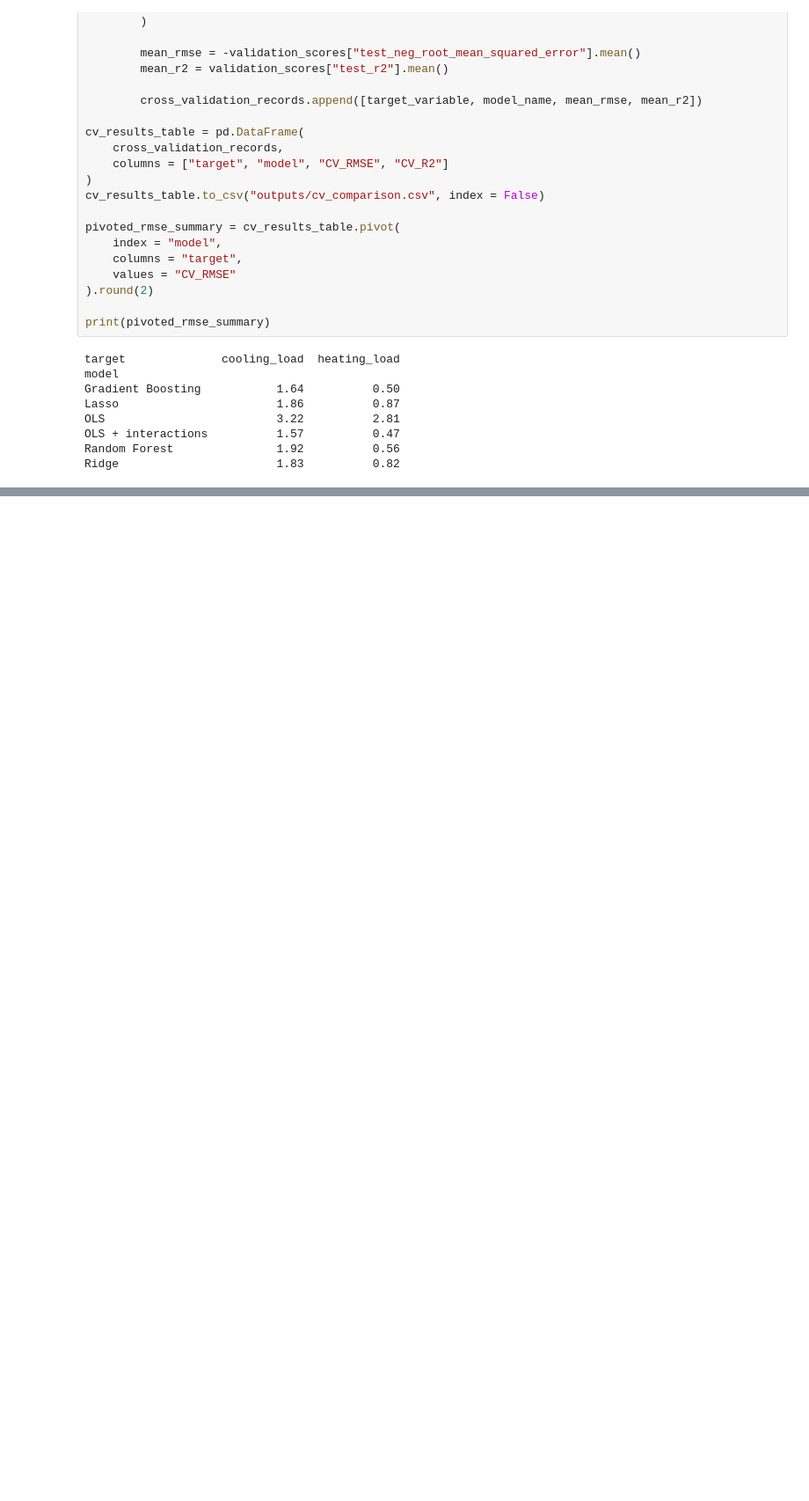
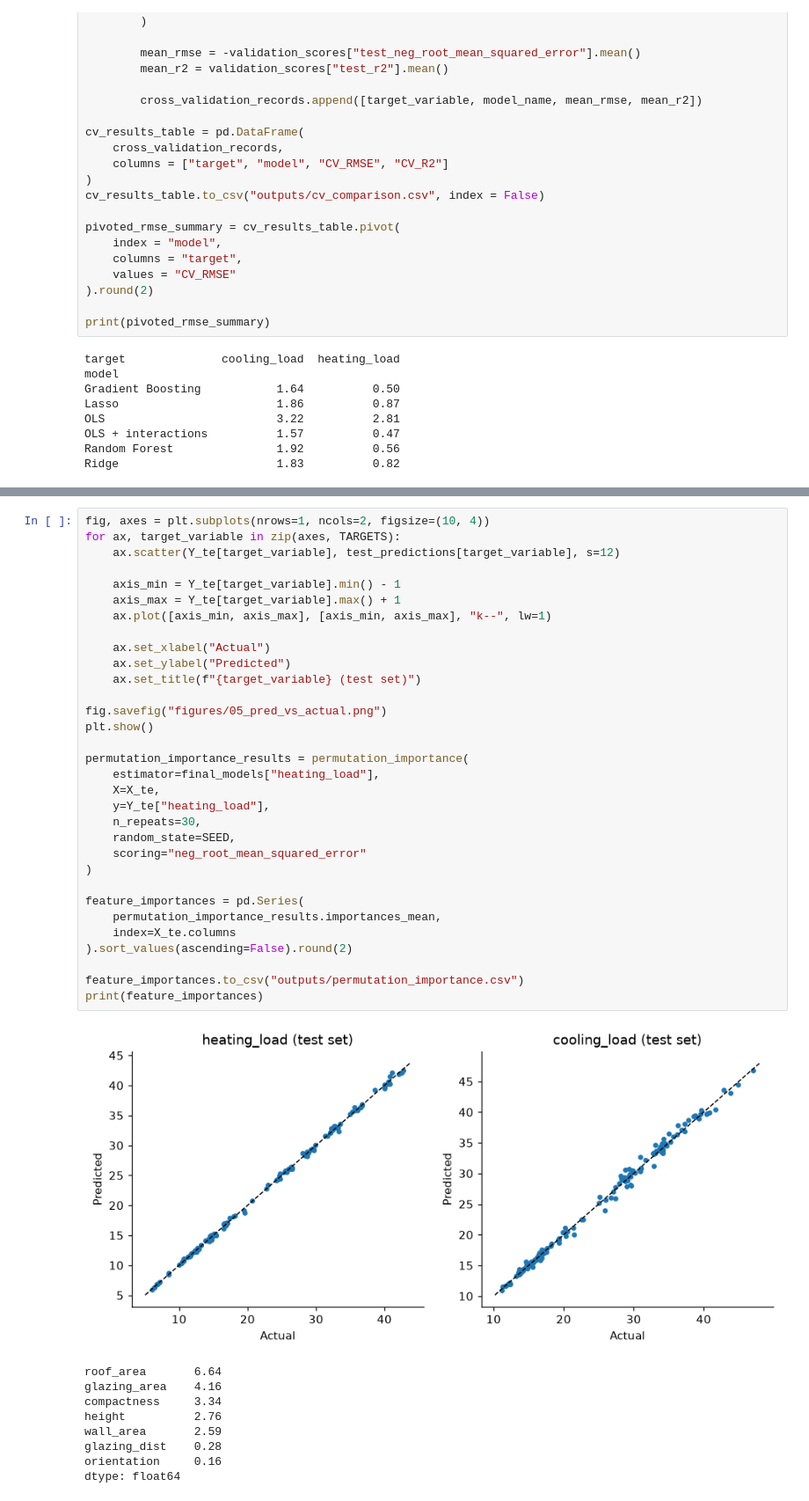
Before and after one commit to UnrealJames/energy-efficiency, a Jupyter notebook: notebooks/modeling.ipynb, the cells around one changed output, grey strips where cells are left out. Shown at 88% size. Drawn from its saved outputs; the diff is of its cells as text; blank space fills up the shorter version.

Commit message:
Model selection, classifier, handoff models

```diff
--- a/notebooks/modeling.ipynb
+++ b/notebooks/modeling.ipynb
@@ -252,0 +336,42 @@ cooling_load CV RMSE 0.8612 {'m__learning_rate': 0.1, 'm__max_depth': 4, 'm__n_e
+# %%
+fig, axes = plt.subplots(nrows=1, ncols=2, figsize=(10, 4))
+for ax, target_variable in zip(axes, TARGETS):
+    ax.scatter(Y_te[target_variable], test_predictions[target_variable], s=12)
+
+    axis_min = Y_te[target_variable].min() - 1
+    axis_max = Y_te[target_variable].max() + 1
+    ax.plot([axis_min, axis_max], [axis_min, axis_max], "k--", lw=1)
+
+    ax.set_xlabel("Actual")
+    ax.set_ylabel("Predicted")
+    ax.set_title(f"{target_variable} (test set)")
+
+fig.savefig("figures/05_pred_vs_actual.png")
+plt.show()
+
+permutation_importance_results = permutation_importance(
+    estimator=final_models["heating_load"],
+    X=X_te,
+    y=Y_te["heating_load"],
+    n_repeats=30,
+    random_state=SEED,
+    scoring="neg_root_mean_squared_error"
+)
+
+feature_importances = pd.Series(
+    permutation_importance_results.importances_mean,
+    index=X_te.columns
+).sort_values(ascending=False).round(2)
+
+feature_importances.to_csv("outputs/permutation_importance.csv")
+print(feature_importances)
+# %% [output]
+[figure, added]
+roof_area       6.64
+glazing_area    4.16
+compactness     3.34
+height          2.76
+wall_area       2.59
+glazing_dist    0.28
+orientation     0.16
+dtype: float64
```
Also changed, not shown: parts of 5 cells of this notebook, 7 other files.
